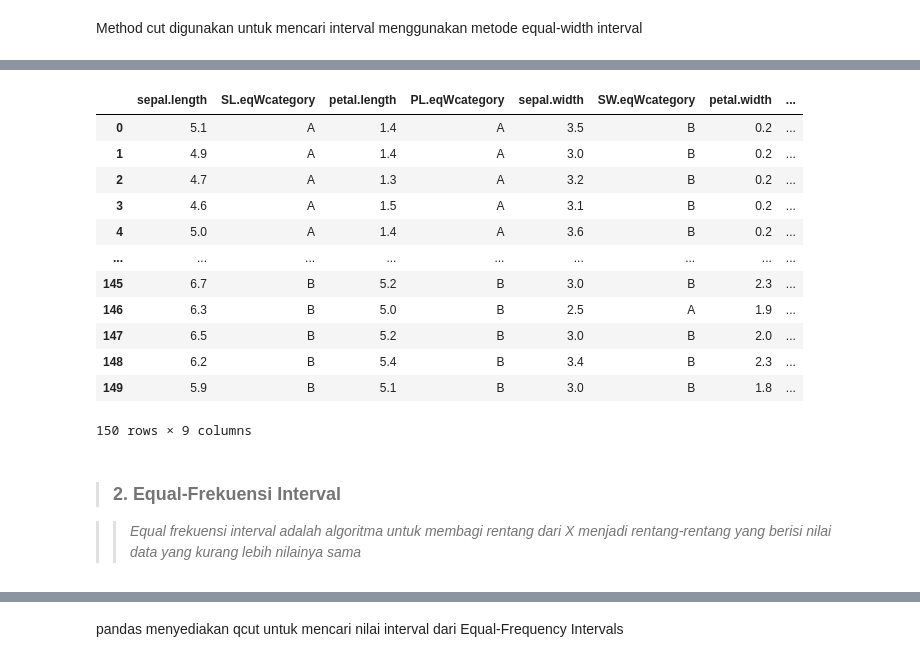
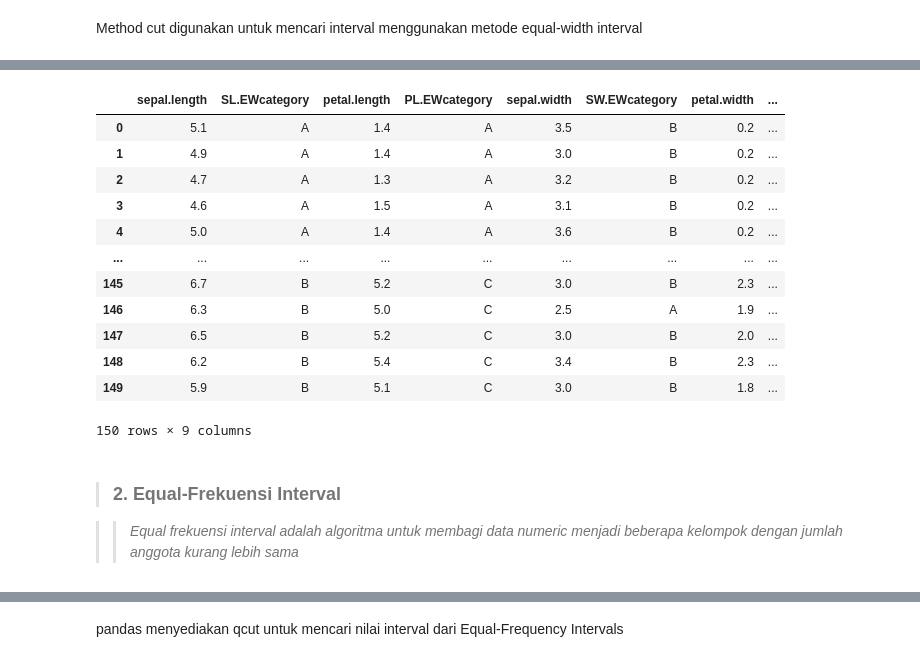
Before and after one commit to AriAndiM/datamining2, a Jupyter notebook: _sources/tugas 2.ipynb, the cells around one changed output, grey strips where cells are left out. Drawn from its saved outputs; the diff is of its cells as text; code cells hidden in the pictures.

```diff
--- a/_sources/tugas 2.ipynb
+++ b/_sources/tugas 2.ipynb
@@ -89,10 +43,0 @@ Tampilan hasil dari pembagian category
-# %%
-data_sepal_lengthEW["category"] = toCategory(interval_sepal_length,"sepal.length")
-data_sepal_widthEW["category"] = toCategory(interval_sepal_width,"sepal.width")
-data_petal_lengthEW["category"] = toCategory(interval_petal_length,"petal.length")
-data_petal_widthEW["category"] = toCategory(interval_petal_width,"petal.width")
-
-display(data_sepal_lengthEW)
-display(data_sepal_widthEW)
-display(data_petal_lengthEW)
-display(data_petal_widthEW)
@@ -152,37 +108,38 @@ display(data_petal_widthEW)
 # %%
+#membuat dataframe untuk hasil Equal Width
 equalWidth = pd.DataFrame([])
 equalWidth["sepal.length"] = data_iris["sepal.length"]
-equalWidth['SL.eqWcategory'] = data_sepal_lengthEW["category"]
+equalWidth['SL.EWcategory'] = data_sepal_lengthEW["Category"]
 
 equalWidth["petal.length"] = data_iris["petal.length"]
-equalWidth["PL.eqWcategory"] = data_sepal_lengthEW["category"]
+equalWidth["PL.EWcategory"] = data_petal_lengthEW["Category"]
 
 equalWidth["sepal.width"] = data_iris["sepal.width"]
-equalWidth["SW.eqWcategory"] = data_sepal_widthEW["category"]
+equalWidth["SW.EWcategory"] = data_sepal_widthEW["Category"]
 
 equalWidth["petal.width"] = data_iris["petal.width"]
-equalWidth["PW.eqWcategory"] = data_petal_widthEW["category"]
+equalWidth["PW.EWcategory"] = data_petal_widthEW["Category"]
 
 equalWidth["variety"] = data_iris[["variety"]]
 
 equalWidth
 # %% [output]
-|  | sepal.length | SL.eqWcategory | petal.length | PL.eqWcategory | sepal.width | SW.eqWcategory | petal.width | ... |
+|  | sepal.length | SL.EWcategory | petal.length | PL.EWcategory | sepal.width | SW.EWcategory | petal.width | ... |
 | 0 | 5.1 | A | 1.4 | A | 3.5 | B | 0.2 | ... |
 | 1 | 4.9 | A | 1.4 | A | 3.0 | B | 0.2 | ... |
 | 2 | 4.7 | A | 1.3 | A | 3.2 | B | 0.2 | ... |
 | 3 | 4.6 | A | 1.5 | A | 3.1 | B | 0.2 | ... |
 | 4 | 5.0 | A | 1.4 | A | 3.6 | B | 0.2 | ... |
 | ... | ... | ... | ... | ... | ... | ... | ... | ... |
-| 145 | 6.7 | B | 5.2 | B | 3.0 | B | 2.3 | ... |
-| 146 | 6.3 | B | 5.0 | B | 2.5 | A | 1.9 | ... |
-| 147 | 6.5 | B | 5.2 | B | 3.0 | B | 2.0 | ... |
-| 148 | 6.2 | B | 5.4 | B | 3.4 | B | 2.3 | ... |
-| 149 | 5.9 | B | 5.1 | B | 3.0 | B | 1.8 | ... |
+| 145 | 6.7 | B | 5.2 | C | 3.0 | B | 2.3 | ... |
+| 146 | 6.3 | B | 5.0 | C | 2.5 | A | 1.9 | ... |
+| 147 | 6.5 | B | 5.2 | C | 3.0 | B | 2.0 | ... |
+| 148 | 6.2 | B | 5.4 | C | 3.4 | B | 2.3 | ... |
+| 149 | 5.9 | B | 5.1 | C | 3.0 | B | 1.8 | ... |
 150 rows × 9 columns
 # %% [markdown]
 >### 2. Equal-Frekuensi Interval
 
 
->>*Equal frekuensi interval adalah algoritma untuk membagi rentang dari X menjadi rentang-rentang yang berisi nilai data yang kurang lebih nilainya sama*
+>>*Equal frekuensi interval adalah algoritma untuk membagi data numeric menjadi beberapa kelompok dengan jumlah anggota kurang lebih sama*
 # %%
```
Also changed, not shown: parts of 11 cells of this notebook, 10 other files.
